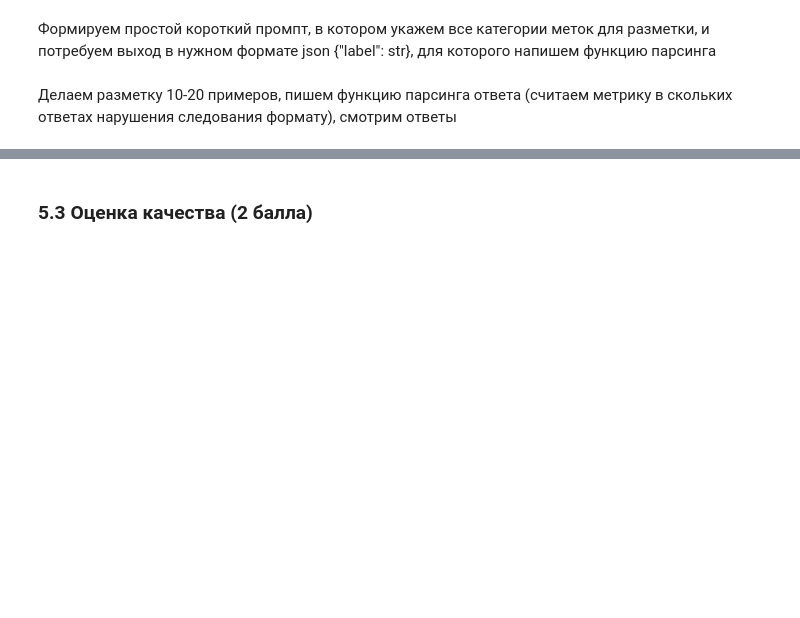
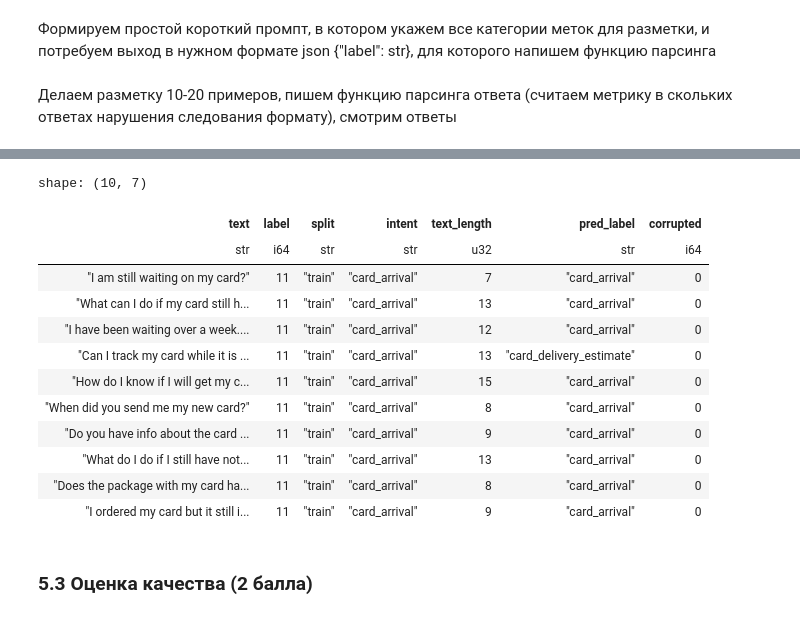
Before and after one commit to egor-kuzin/data-labeling, a Jupyter notebook: LLMpro_hw_4_Kuzin_Egor.ipynb, the cells around one changed output, grey strips where cells are left out. Cells and saved outputs as stored; diff of their text form; code cells hidden in the pictures; blank space fills up the shorter version.

```diff
--- a/LLMpro_hw_4_Kuzin_Egor.ipynb
+++ b/LLMpro_hw_4_Kuzin_Egor.ipynb
@@ -328,9 +565,27 @@ print("""
 Формируем простой короткий промпт, в котором укажем  все категории меток для разметки, и потребуем выход в нужном формате json {"label": str}, для которого напишем функцию парсинга
 # %%
 # ---- Ваш код здесь ----
-prompt_template = (
-    "Текст промпта для разметки"
-    )
+label_names = labels["intent"].to_list()
+label_list = "\n".join(f"- {label}" for label in label_names)
+
+prompt_template = f"""
+Ты классифицируешь короткие обращения клиентов банка по одной теме обращения.
+
+Правила:
+1. Выбери ровно одну категорию из списка ниже.
+2. Верни название категории точно как в списке: с тем же регистром, подчёркиваниями и знаками пунктуации.
+3. Не придумывай новые категории. Если запрос неоднозначный, выбери ближайшую подходящую категорию.
+4. Не рассуждай.
+5. Не объясняй выбор.
+6. Не выводи chain-of-thought, reasoning, analysis, комментарии или markdown.
+7. Ответ должен быть только валидным JSON без markdown, пояснений и дополнительного текста.
+
+Формат ответа:
+{{"label": "category_name"}}
+
+Список категорий:
+{label_list}
+""".strip()
 # ---- Конец кода ----
 # %% [markdown]
 Делаем разметку 10-20 примеров, пишем функцию парсинга ответа (считаем метрику в скольких ответах нарушения следования формату), смотрим ответы
@@ -347,3 +670,21 @@ print("""
+# %%
+# Тестируем функцию разметки на первых 10 строках датасета
+
+annotate(df[:10])
+# %% [output]
+shape: (10, 7)
+| text | label | split | intent | text_length | pred_label | corrupted |
+| str | i64 | str | str | u32 | str | i64 |
+| "I am still waiting on my card?" | 11 | "train" | "card_arrival" | 7 | "card_arrival" | 0 |
+| "What can I do if my card still h... | 11 | "train" | "card_arrival" | 13 | "card_arrival" | 0 |
+| "I have been waiting over a week.... | 11 | "train" | "card_arrival" | 12 | "card_arrival" | 0 |
+| "Can I track my card while it is ... | 11 | "train" | "card_arrival" | 13 | "card_delivery_estimate" | 0 |
+| "How do I know if I will get my c... | 11 | "train" | "card_arrival" | 15 | "card_arrival" | 0 |
+| "When did you send me my new card?" | 11 | "train" | "card_arrival" | 8 | "card_arrival" | 0 |
+| "Do you have info about the card ... | 11 | "train" | "card_arrival" | 9 | "card_arrival" | 0 |
+| "What do I do if I still have not... | 11 | "train" | "card_arrival" | 13 | "card_arrival" | 0 |
+| "Does the package with my card ha... | 11 | "train" | "card_arrival" | 8 | "card_arrival" | 0 |
+| "I ordered my card but it still i... | 11 | "train" | "card_arrival" | 9 | "card_arrival" | 0 |
 # %% [markdown]
 ### 5.3 Оценка качества (2 балла)
 # %% [markdown]
```
Also changed, not shown: parts of 26 cells of this notebook, 3 other files.
